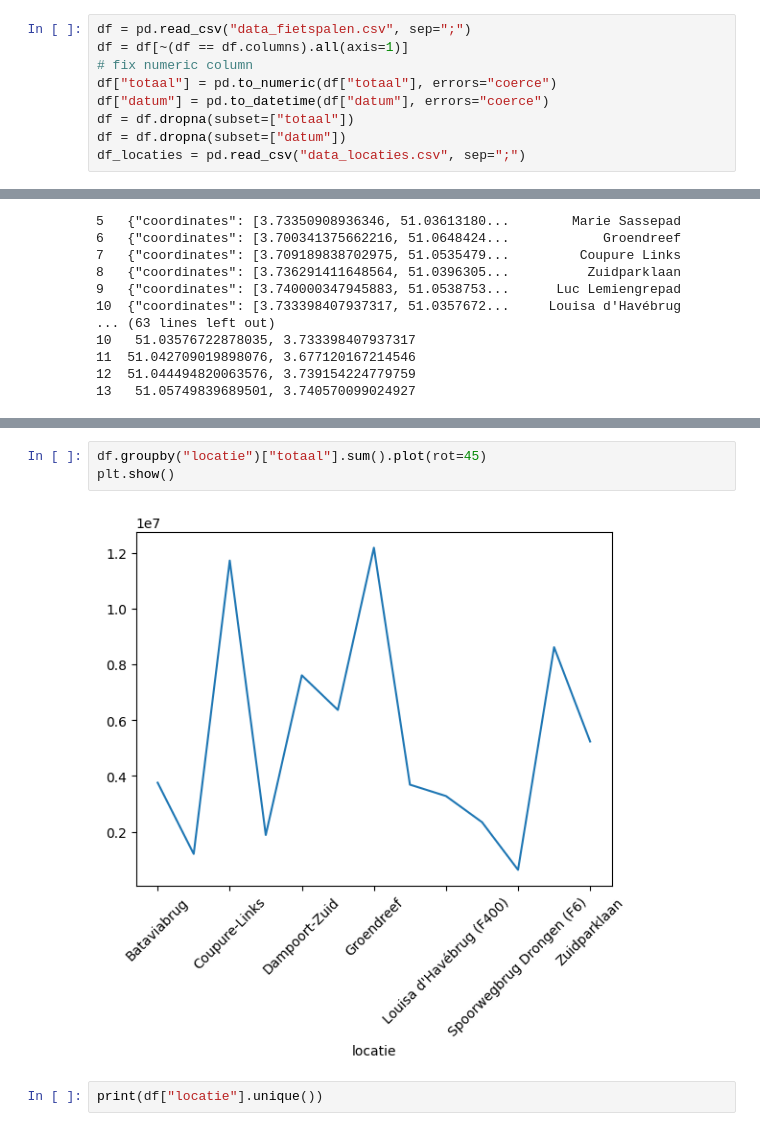
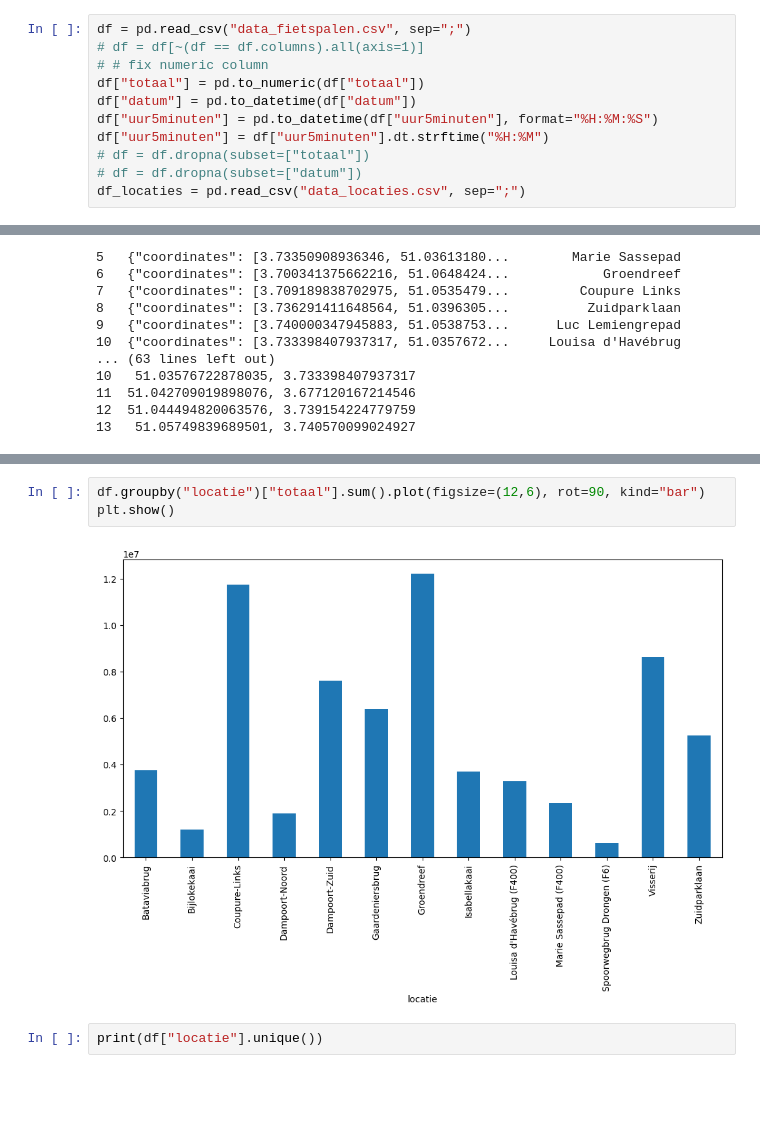
Before and after one commit to Datavisualiatie-UGent/project-dv26-8, a Jupyter notebook: data/visualize.ipynb, the cells around one changed output, grey strips where cells are left out. Saved outputs shown, nothing was run; the diff lists cells and outputs as text; blank space fills up the shorter version.

Commit message:
plots

```diff
--- a/data/visualize.ipynb
+++ b/data/visualize.ipynb
@@ -3,12 +3,14 @@ import pandas as pd
 import matplotlib.pyplot as plt
 # %%
 df = pd.read_csv("data_fietspalen.csv", sep=";")
-df = df[~(df == df.columns).all(axis=1)]
-# fix numeric column
-df["totaal"] = pd.to_numeric(df["totaal"], errors="coerce")
-df["datum"] = pd.to_datetime(df["datum"], errors="coerce")
-df = df.dropna(subset=["totaal"])
-df = df.dropna(subset=["datum"])
+# df = df[~(df == df.columns).all(axis=1)]
+# # fix numeric column
+df["totaal"] = pd.to_numeric(df["totaal"])
+df["datum"] = pd.to_datetime(df["datum"])
+df["uur5minuten"] = pd.to_datetime(df["uur5minuten"], format="%H:%M:%S")
+df["uur5minuten"] = df["uur5minuten"].dt.strftime("%H:%M")
+# df = df.dropna(subset=["totaal"])
+# df = df.dropna(subset=["datum"])
 df_locaties = pd.read_csv("data_locaties.csv", sep=";")
 # %%
 print(df)
@@ -73,8 +75,8 @@ print(df[df["locatie"] == "Visserij"])
 # %%
-df.groupby("locatie")["totaal"].sum().plot(rot=45)
+df.groupby("locatie")["totaal"].sum().plot(figsize=(12,6), rot=90, kind="bar")
 plt.show()
 # %% [output]
-[figure, old version]
+[figure, new version]
 # %%
 print(df["locatie"].unique())
 # %% [output]
```
Also changed, not shown: parts of 6 cells of this notebook.
